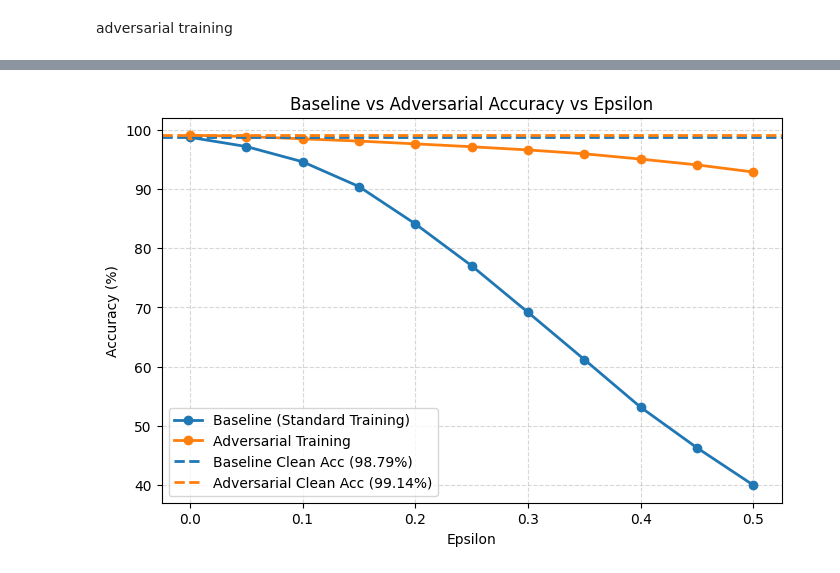
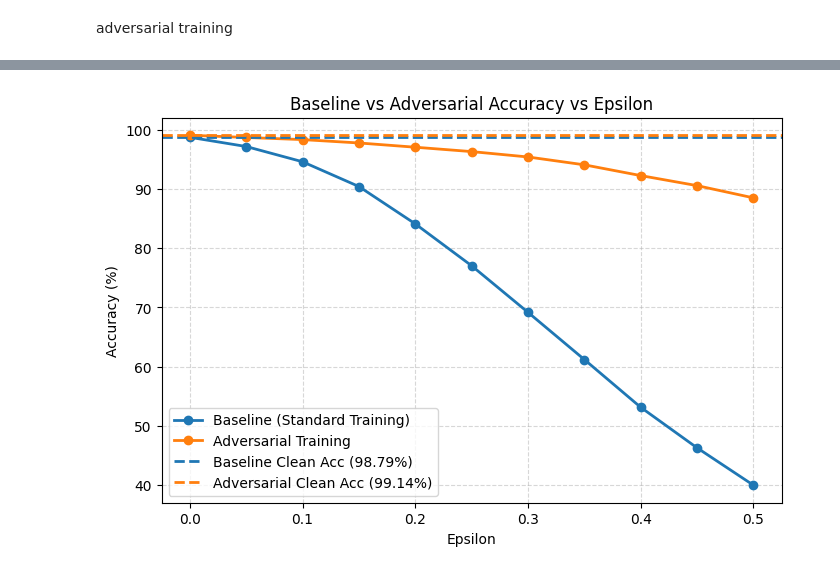
Before and after one commit to CaulesGe/CS679-project, a Jupyter notebook: fgsm_cnn/training.ipynb, the cells around one changed output, grey strips where cells are left out. Drawn from its saved outputs; the diff is of its cells as text; code cells hidden in the pictures.

```diff
--- a/fgsm_cnn/training.ipynb
+++ b/fgsm_cnn/training.ipynb
@@ -104,7 +104,7 @@ def evaluate_fgsm(model, dataloader, device, epsilon):
 
 EPSILONS = [0.0, 0.05, 0.1, 0.15, 0.2, 0.25, 0.3, 0.35, 0.4, 0.45, 0.5]
 
-def train(net, adversarial_training=False, alpha=0.5, epsilon_training=0.5, num_epochs=5, lr=0.001):
+def train(net, adversarial_training=False, alpha=0.5, epsilon_training=0.25, num_epochs=5, lr=0.001):
     set_seed(42)
 
     device, backend = get_best_device()
@@ -218,7 +218,6 @@ def plot_adversarial_training(standard_results, adversarial_results):
     plt.title("Baseline vs Adversarial Accuracy vs Epsilon")
     plt.grid(True, linestyle="--", alpha=0.5)
     plt.legend()
-    plt.savefig("baseline_vs_adversarial_accuracy_vs_epsilon.png", dpi=150, bbox_inches="tight")
     plt.show()
 # %% [markdown]
 ## Test with ReLU network
@@ -289,7 +281,7 @@ standard training
 # %%
 # Run standard training
 net = MaxoutNet()
-standard_results = train(net, adversarial_training=False, alpha=0.5, epsilon_training=0.35, num_epochs=15, lr=0.001)
+standard_results = train(net, adversarial_training=False, alpha=0.5, epsilon_training=0.25, num_epochs=15, lr=0.001)
 plot_standard_training(standard_results)
 # %% [output]
 Python executable: d:\UofW\CS679\project\.venv\Scripts\python.exe
@@ -315,7 +307,7 @@ adversarial training
 # %%
 # Run adversarial training
 net = MaxoutNet()
-adversarial_results = train(net, adversarial_training=True, alpha=0.5, epsilon_training=0.35, num_epochs=15, lr=0.001)
+adversarial_results = train(net, adversarial_training=True, alpha=0.5, epsilon_training=0.25, num_epochs=15, lr=0.001)
 
 plot_adversarial_training(standard_results, adversarial_results)
 # %% [output]
@@ -339 +331 @@ Epsilon: 0.50 | FGSM Test Acc: 92.91%
-[figure, old version]
+[figure, new version]
```
Also changed, not shown: parts of 3 cells of this notebook, 8 other files.
